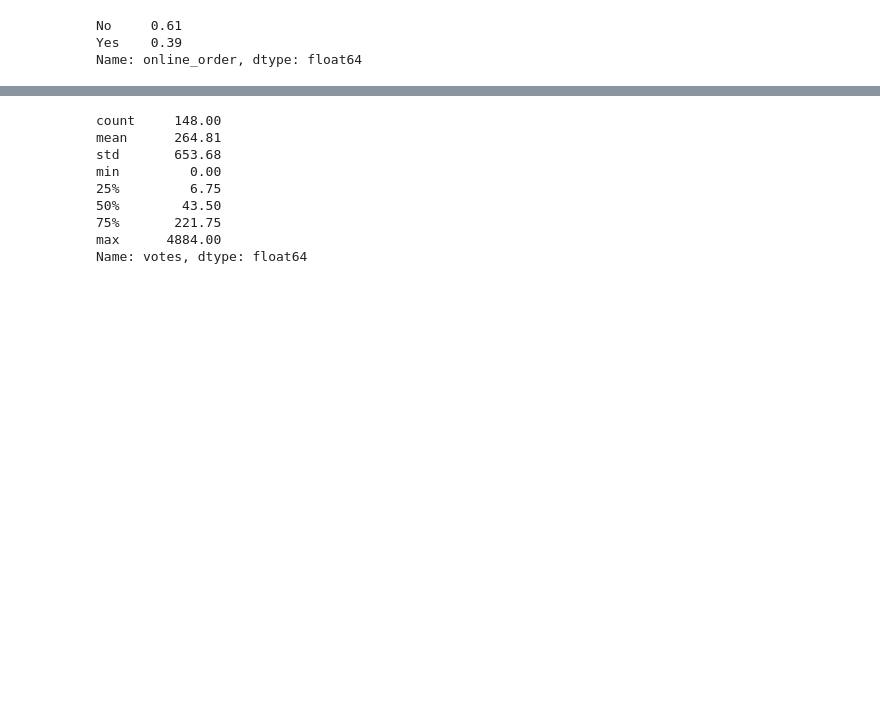
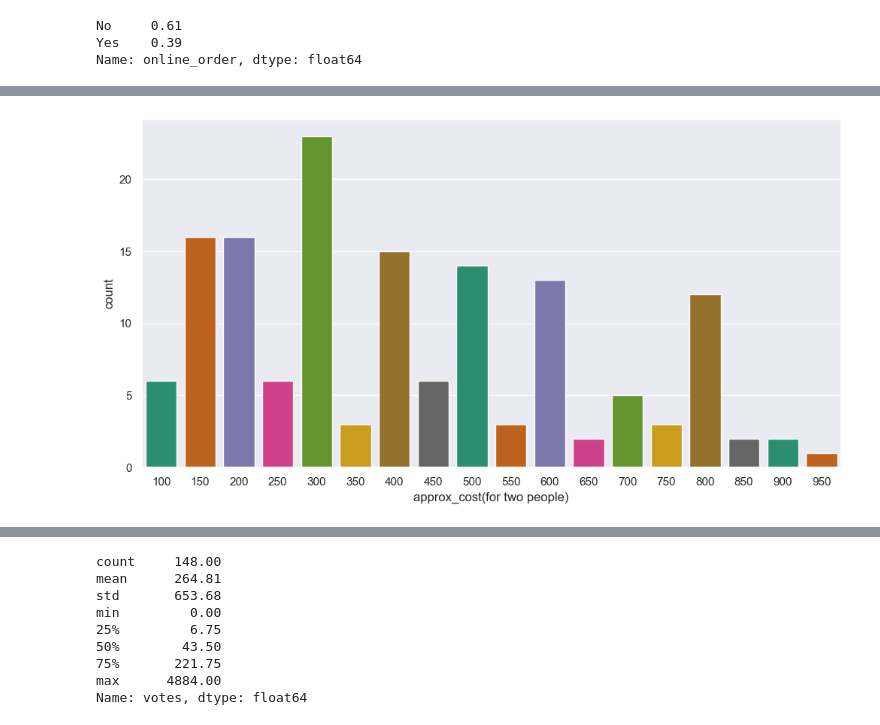
Before and after one commit to ethanhopkins101/DataScience-Projects, a Jupyter notebook: data_analysis/zomato_data/zomato_data.ipynb, the cells around one changed output, grey strips where cells are left out. Cells and saved outputs as stored; diff of their text form; code cells hidden in the pictures; blank space fills up the shorter version.

```diff
--- a/data_analysis/zomato_data/zomato_data.ipynb
+++ b/data_analysis/zomato_data/zomato_data.ipynb
@@ -76,0 +93,6 @@ Name: online_order, dtype: float64
+# %%
+plt.figure(figsize= (12, 6))
+sns.countplot(data= df, x= 'approx_cost(for two people)', palette= 'Dark2')
+plt.show()
+# %% [output]
+[figure, added]
```
Also changed, not shown: parts of 9 cells of this notebook.
